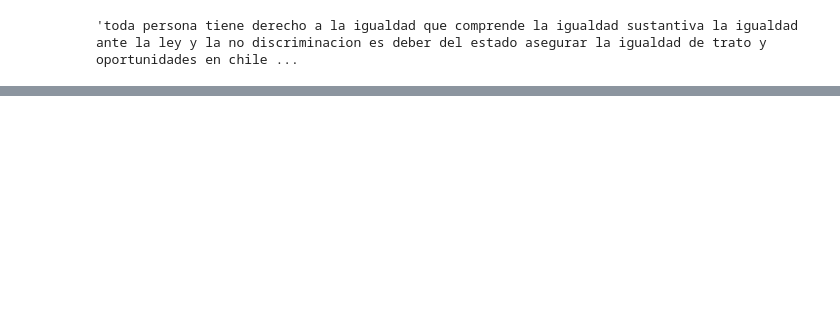
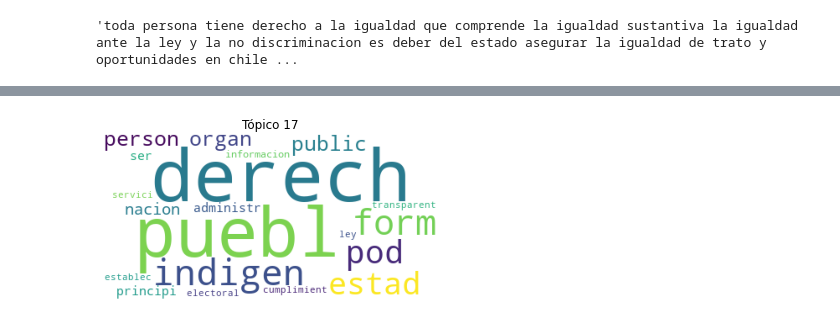
Before and after one commit to napb/PLN_Final, a Jupyter notebook: Final_articles.ipynb, the cells around one changed output, grey strips where cells are left out. Saved outputs shown, nothing was run; the diff lists cells and outputs as text; code cells hidden in the pictures; blank space fills up the shorter version.

```diff
--- a/Final_articles.ipynb
+++ b/Final_articles.ipynb
@@ -163,7 +153,7 @@ df_art_p['article'][24]
 # %% [output]
 'toda persona tiene derecho a la igualdad que comprende la igualdad sustantiva la igualdad ante la ley y la no discriminacion es deber del estado asegurar la igualdad de trato y oportunidades en chile ...
 # %%
-for i in range(1, 4):
+def word_cloud_by_topic(i):
     plt.figure()
     plt.imshow(
         WordCloud(
@@ -180,0 +167,4 @@ for i in range(1, 4):
+# %%
+word_cloud_by_topic(17)
+# %% [output]
+[figure, added]
```
Also changed, not shown: parts of 14 cells of this notebook, 1 other file.
